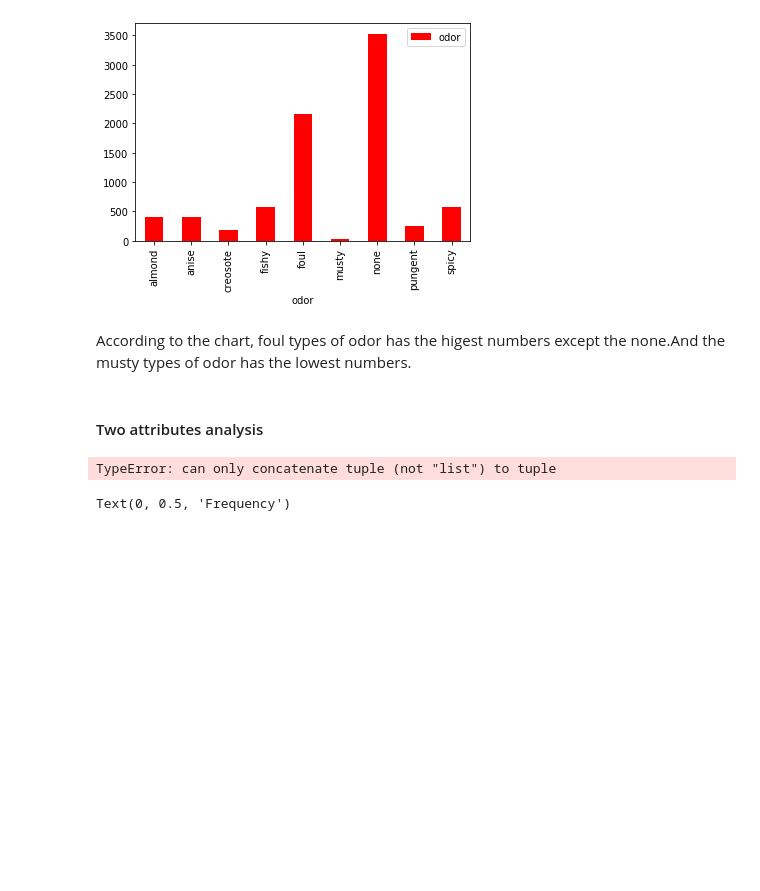
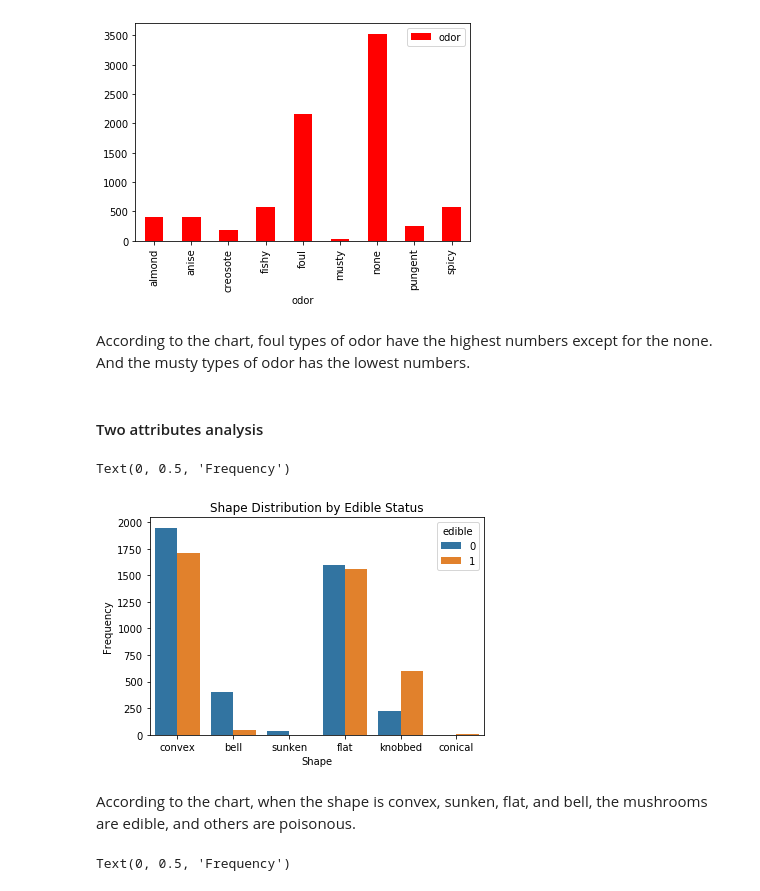
Before and after one commit to mandy941/final, a Jupyter notebook: M_Y_Project4.ipynb, the cells around one changed output. Cells and saved outputs as stored; diff of their text form; code cells hidden in the pictures; blank space fills up the shorter version.

```diff
--- a/M_Y_Project4.ipynb
+++ b/M_Y_Project4.ipynb
@@ -311,6 +336,6 @@ odor.plot.bar(color=['red', 'm'])
 <matplotlib.axes._subplots.AxesSubplot at 0x...>
 [figure]
 # %% [markdown]
-According to the chart, foul types of odor has the higest numbers except the none.And the musty types of odor has the lowest numbers.
+According to the chart, foul types of odor have the highest numbers except for the none. And the musty types of odor has the lowest numbers.
 # %% [markdown]
 #### Two attributes analysis
@@ -323,12 +342,15 @@ odor
 # %%
 # show barplot of color grouped by Edible
 # add title,xlabel,ylabel to the plot
-pd.crosstab(sub1.shape, sub1.edible).plot(kind='bar')
+sns.countplot(x='shape',hue='edible', data=sub1)
 plt.title('Shape Distribution by Edible Status')
 plt.xlabel('Shape')
 plt.ylabel('Frequency')
 # %% [output]
-TypeError: can only concatenate tuple (not "list") to tuple
+Text(0, 0.5, 'Frequency')
+[figure, added]
+# %% [markdown]
+According to the chart, when the shape is convex, sunken, flat, and bell, the mushrooms are edible, and others are poisonous.
 # %%
 # show barplot of surface grouped by edible
 # add title,xlabel,ylabel to the plot
```
Also changed, not shown: parts of 11 cells of this notebook.
